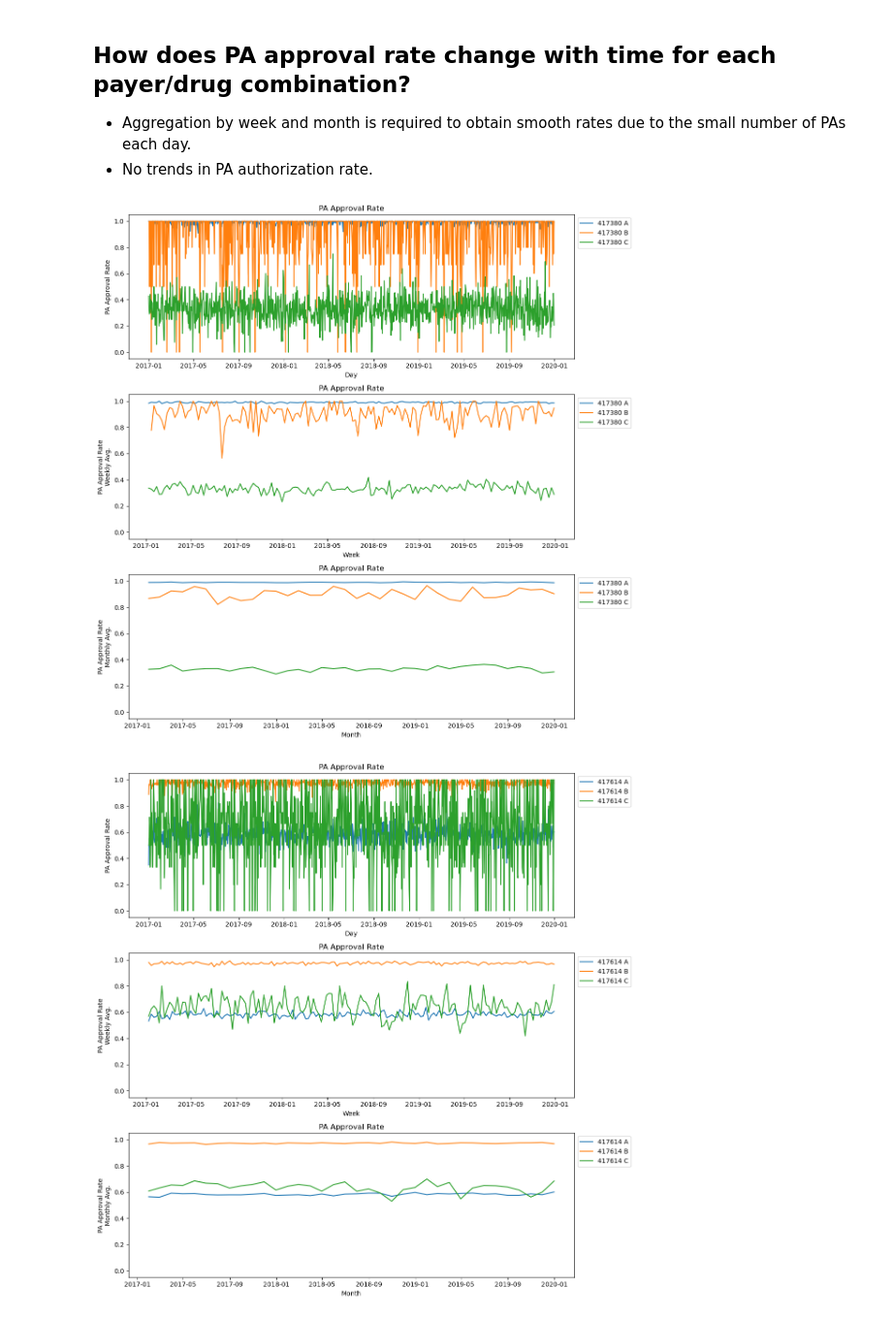
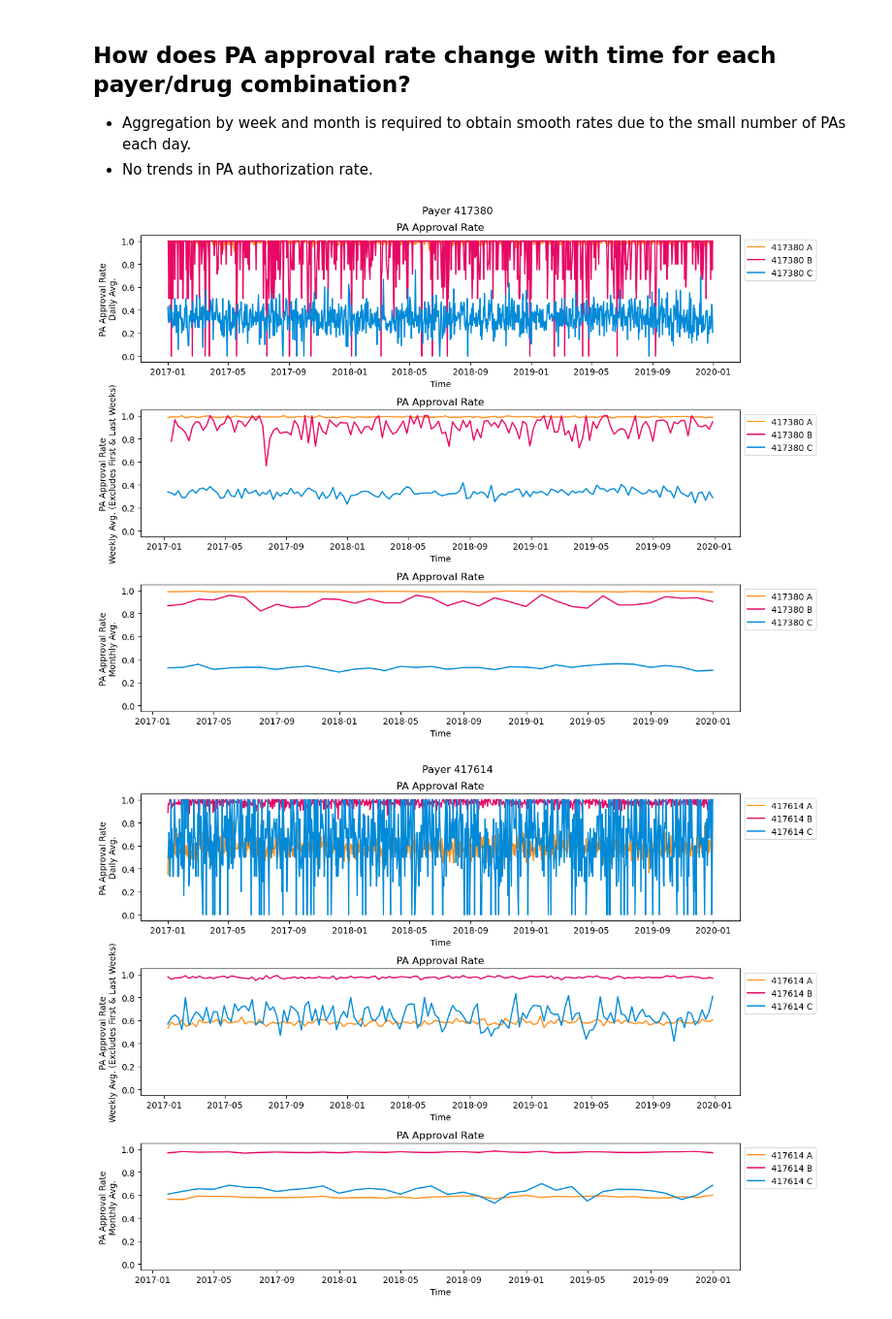
Before and after one commit to NickMacro/erdos-covermymeds-project, a Jupyter notebook: exploration/2021-05-14_nm_pa-time-exploration.ipynb, the cells around one changed output. Shown at 97% size. Saved outputs shown, nothing was run; the diff lists cells and outputs as text; code cells hidden in the pictures.

```diff
--- a/exploration/2021-05-14_nm_pa-time-exploration.ipynb
+++ b/exploration/2021-05-14_nm_pa-time-exploration.ipynb
@@ -8,6 +9,20 @@ date_df = pd.read_csv('../data/processed/dim_date_train.csv', parse_dates=[1])
 pa_df = pd.read_csv('../data/processed/dim_pa_train.csv')
 bridge_df = pd.read_csv('../data/processed/bridge_train.csv')
 merged = bridge_df.merge(claims_df, on='dim_claim_id').merge(date_df, on='dim_date_id').merge(pa_df, on='dim_pa_id')
+# %%
+# CMM branding primary palette
+COLORS = ['#FF8F1C', # orange
+          '#E70865', # magenta
+          '#008AD8', # cyan
+          '#01426A'] # navy
+
+YEAR_COLORS = {2017: COLORS[0],
+               2018: COLORS[1],
+               2019: COLORS[2]}
+
+DRUG_COLORS = {'A': COLORS[0],
+               'B': COLORS[1],
+               'C': COLORS[2]}
 # %% [markdown]
 # Prior Authorization Volume
 ## How does the total prior authorization (PA) volume change with time?
@@ -88,40 +102,42 @@ plt.show()
 - Aggregation by week and month is required to obtain smooth rates due to the small number of PAs each day.
 - No trends in PA authorization rate.
 # %%
-merged = bridge_df.merge(claims_df, on='dim_claim_id').merge(date_df, on='dim_date_id').merge(pa_df, on='dim_pa_id')
-
 # sort the payer labels so that the legends appear in sorted order
 for payer in sorted(merged['bin'].unique()):
-    f, axes = plt.subplots(3, 1, figsize=(12, 12), dpi=100)
+    f, axes = plt.subplots(3, 1, figsize=(12, 9), dpi=100)
+    f.suptitle(f'Payer {payer}')
     for drug in merged['drug'].unique():
         segment = merged.loc[(merged['bin'] == payer) & (merged['drug'] == drug)]
-        axes[0].set_title('PA Approval Rate')
+
         approved = segment.groupby('date_val')['pa_approved'].sum()
         total = segment.groupby('date_val')['pa_approved'].count()
-        axes[0].plot(approved / total, label=str(payer) + ' ' + drug)
-        axes[0].set_ylabel('PA Approval Rate')
-        axes[0].set_xlabel('Day')
+
+        axes[0].set_title('PA Approval Rate')
+        axes[0].plot(approved / total, label=str(payer) + ' ' + drug, color=DRUG_COLORS[drug])
+        axes[0].set_ylabel('PA Approval Rate\nDaily Avg.')
+        axes[0].set_xlabel('Time')
+
+        approved = segment.groupby('date_val').sum().groupby(pd.Grouper(freq='W'))['pa_approved'].sum()[1:-1]
+        total = segment.groupby('date_val').count().groupby(pd.Grouper(freq='W'))['pa_approved'].sum()[1:-1]
 
         axes[1].set_title('PA Approval Rate')
-        approved = segment.groupby('date_val').sum().groupby(pd.Grouper(freq='W'))['pa_approved'].sum()[1:-1]
-        total = segment.groupby('date_val').count().groupby(pd.Grouper(freq='W'))['pa_approved'].sum()[1:-1]
-        axes[1].plot(approved / total, label=str(payer) + ' ' + drug)
-        axes[1].set_ylabel('PA Approval Rate\nWeekly Avg.')
-        axes[1].set_xlabel('Week')
+        axes[1].plot(approved / total, label=str(payer) + ' ' + drug, color=DRUG_COLORS[drug])
+        axes[1].set_ylabel('PA Approval Rate\nWeekly Avg. (Excludes First & Last Weeks)')
+        axes[1].set_xlabel('Time')
+
+        approved = segment.groupby('date_val').sum().groupby(pd.Grouper(freq='M'))['pa_approved'].sum()
+        total = segment.groupby('date_val').count().groupby(pd.Grouper(freq='M'))['pa_approved'].sum()
 
         axes[2].set_title('PA Approval Rate')
-        approved = segment.groupby('date_val').sum().groupby(pd.Grouper(freq='M'))['pa_approved'].sum()
-        total = segment.groupby('date_val').count().groupby(pd.Grouper(freq='M'))['pa_approved'].sum()
-        axes[2].plot(approved / total, label=str(payer) + ' ' + drug)
+        axes[2].plot(approved / total, label=str(payer) + ' ' + drug, color=DRUG_COLORS[drug])
         axes[2].set_ylabel('PA Approval Rate\nMonthly Avg.')
-        axes[2].set_xlabel('Month')
-
+        axes[2].set_xlabel('Time')
 
     for ax in axes:
         ax.legend(loc='upper left', bbox_to_anchor=(1, 1))
         ax.set_ylim(-0.05, 1.05)
     plt.tight_layout()
     plt.show()
 # %% [output]
-[figure, old version]
+[figure, new version]
-[figure, old version]
+[figure, new version]
```
Also changed, not shown: parts of 17 cells of this notebook, 3 other files.
